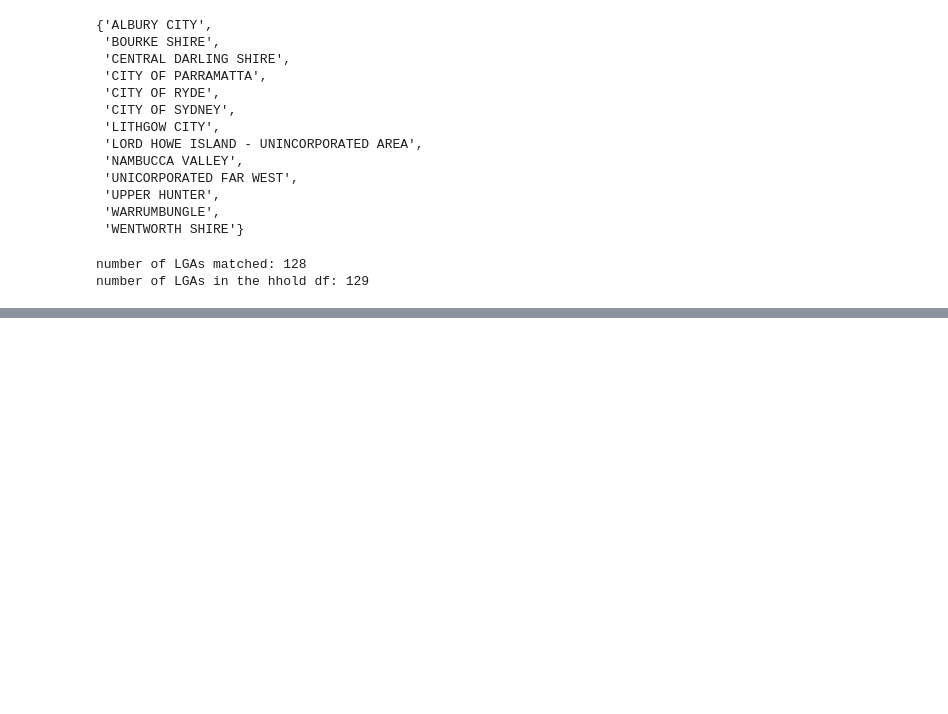
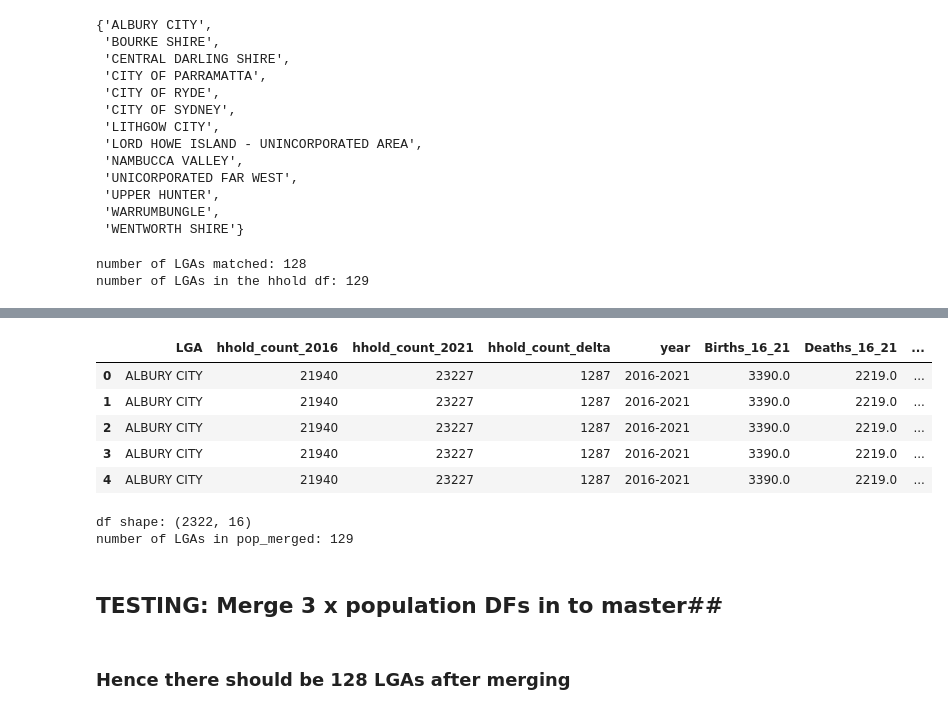
Before and after one commit to walthersy/NSW-house-price, a Jupyter notebook: Data Cleaning Pt1 (sales and rent) COPY.ipynb, the cells around one changed output, grey strips where cells are left out. Cells and saved outputs as stored; diff of their text form; code cells hidden in the pictures; blank space fills up the shorter version.

```diff
--- a/Data Cleaning Pt1 (sales and rent) COPY.ipynb
+++ b/Data Cleaning Pt1 (sales and rent) COPY.ipynb
@@ -783,0 +1019,13 @@ df_hhold_wide = hhold
+# %%
+popfile = "Files/Population/2019 NSW Population Projections ASGS 2019 LGA.xlsx"
+df_age = pd.read_excel(popfile,sheet_name='LGA Sex Age projections',header=5,usecols="A:E",skipfooter=3)
+df_age.columns=['LGA','sex','age','2016','2021']
+df_age['age_delta'] = df_age['2021'] - df_age['2016']
+df_age['LGA'] = df_age.LGA.str.split('(').str.get(0)
+
+df_age_pivot = pd.pivot_table(df_age,index=['LGA','age'], values=['2016','2021','age_delta'],
+               aggfunc=({'2016':np.sum, '2021':np.sum, 'age_delta':np.sum})).reset_index()
+df_age_pivot['LGA'] = df_age_pivot['LGA'].str.strip()
+
+ageband = df_age_pivot
+ageband.head()
@@ -783,0 +1049,12 @@ df_hhold_wide = hhold
+# %%
+# Apply the same renaming procedure to ageband
+ageband.loc[ageband.LGA=='Albury', 'LGA'] = 'ALBURY CITY'
+ageband.loc[ageband.LGA=='Lithgow', 'LGA'] = 'LITHGOW CITY'
+ageband.loc[ageband.LGA=='Nambucca', 'LGA'] = 'NAMBUCCA VALLEY'
+ageband.loc[ageband.LGA=='Parramatta', 'LGA'] = 'CITY OF PARRAMATTA'
+ageband.loc[ageband.LGA=='Upper Hunter Shire', 'LGA'] = 'UPPER HUNTER'
+ageband.loc[ageband.LGA=='Warrumbungle Shire', 'LGA'] = 'WARRUMBUNGLE'
+
+ageband['LGA'] = ageband['LGA'].str.upper()
+
+ageband.head()
@@ -783,0 +1105,8 @@ df_hhold_wide = hhold
+# %%
+move = move.rename(columns={'    Births':'Births_16_21',
+                            '    Deaths':'Deaths_16_21',
+                            'Population at End of Period':'population_2021',
+                            'Population at Start of Period':'population_2016'})
+#move = move.drop(columns=['year'],axis=1)
+
+move.head(1)
@@ -783,0 +1116,5 @@ df_hhold_wide = hhold
+# %%
+ageband = ageband.rename(columns={'age':'age_band',
+                        '2016':'age_2016',
+                        '2021':'age_2021'})
+ageband.head(5)
@@ -783,0 +1128,19 @@ df_hhold_wide = hhold
+# %%
+pop_merging = hhold.merge(move, left_on='LGA', right_on='LGA')
+pop_merged = pop_merging.merge(ageband, left_on='LGA', right_on='LGA')
+pop_merged.head()
+# %% [output]
+|  | LGA | hhold_count_2016 | hhold_count_2021 | hhold_count_delta | year | Births_16_21 | Deaths_16_21 | ... |
+| 0 | ALBURY CITY | 21940 | 23227 | 1287 | 2016-2021 | 3390.0 | 2219.0 | ... |
+| 1 | ALBURY CITY | 21940 | 23227 | 1287 | 2016-2021 | 3390.0 | 2219.0 | ... |
+| 2 | ALBURY CITY | 21940 | 23227 | 1287 | 2016-2021 | 3390.0 | 2219.0 | ... |
+| 3 | ALBURY CITY | 21940 | 23227 | 1287 | 2016-2021 | 3390.0 | 2219.0 | ... |
+| 4 | ALBURY CITY | 21940 | 23227 | 1287 | 2016-2021 | 3390.0 | 2219.0 | ... |
+# %%
+print("df shape:", pop_merged.shape)
+print("number of LGAs in pop_merged:", pop_merged['LGA'].nunique())
+# %% [output]
+df shape: (2322, 16)
+number of LGAs in pop_merged: 129
+# %% [markdown]
+## TESTING: Merge 3 x population DFs in to master##
@@ -783,0 +1155,2 @@ df_hhold_wide = hhold
+# %% [markdown]
+### Hence there should be 128 LGAs after merging
```
Also changed, not shown: parts of 48 cells of this notebook, 3 other files.
